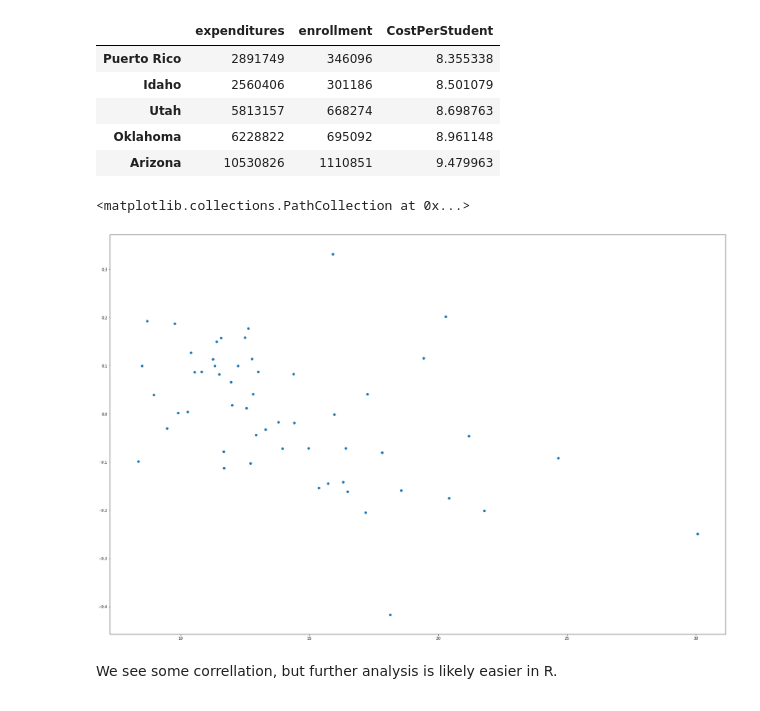
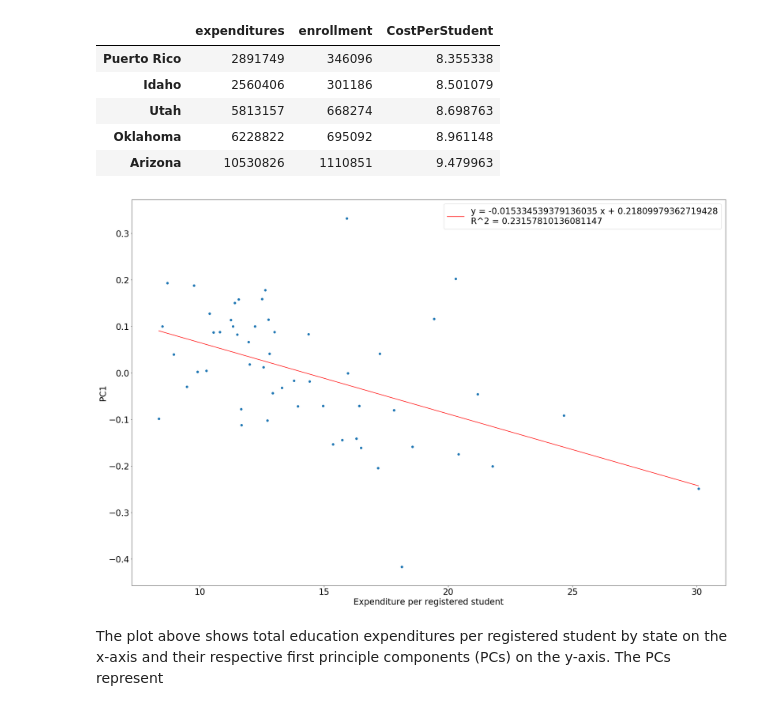
Before and after one commit to SpacemanSpiff7/BMI_stats_FinalProject, a Jupyter notebook: simone_vaccine_data.ipynb, the cells around one changed output. Cells and saved outputs as stored; diff of their text form; code cells hidden in the pictures.

Commit message:
more analysis by Simone and incroporation of stat significance in boxplots

```diff
--- a/simone_vaccine_data.ipynb
+++ b/simone_vaccine_data.ipynb
@@ -78,6 +144,7 @@ import svdawg as sv
 import matplotlib.pyplot as plt
 
 plt.rcParams['figure.figsize'] = 30, 20
+plt.rcParams['font.size'] = 10
 # %%
 # Visualize SVD of vax data
 svd = sv.pd_svd(hpv)
@@ -152,13 +219,17 @@ expenditures.sort_values(by='CostPerStudent').head()
 | Arizona | 10530826 | 1110851 | 9.479963 |
 # %%
 # using the first singular value
+plt.rcParams['font.size'] = 24
 fem_cps = svd[0]
+hpvsv1 = fem_cps.iloc[:,0]
 fem_cps.sort_index(inplace=True)
 expenditures.sort_index(inplace=True)
 fem_cps['CostPerStudent'] = expenditures.CostPerStudent
 plt.scatter(fem_cps.CostPerStudent, fem_cps.gte1_HPV_fem)
+plt.xlabel('Expenditure per registered student')
+plt.ylabel('PC1')
+plot_trendline(fem_cps.CostPerStudent, fem_cps.gte1_HPV_fem)
 # %% [output]
-<matplotlib.collections.PathCollection at 0x...>
-[figure, old version]
+[figure, new version]
-# %% [markdown]
-We see some correllation, but further analysis is likely easier in R.
+# %% [markdown]
+The plot above shows total education expenditures per registered student by state on the x-axis and their respective first principle components (PCs) on the y-axis. The PCs represent
```
Also changed, not shown: parts of 16 cells of this notebook, 2 other files.
